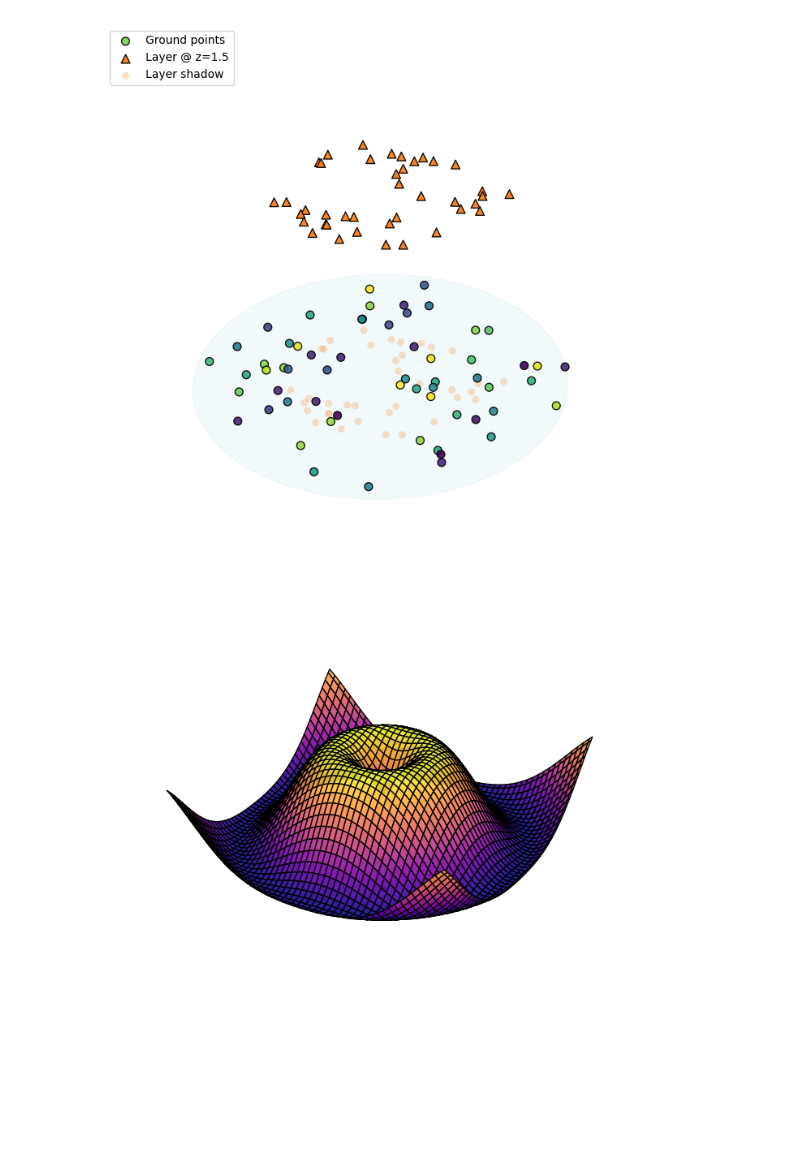
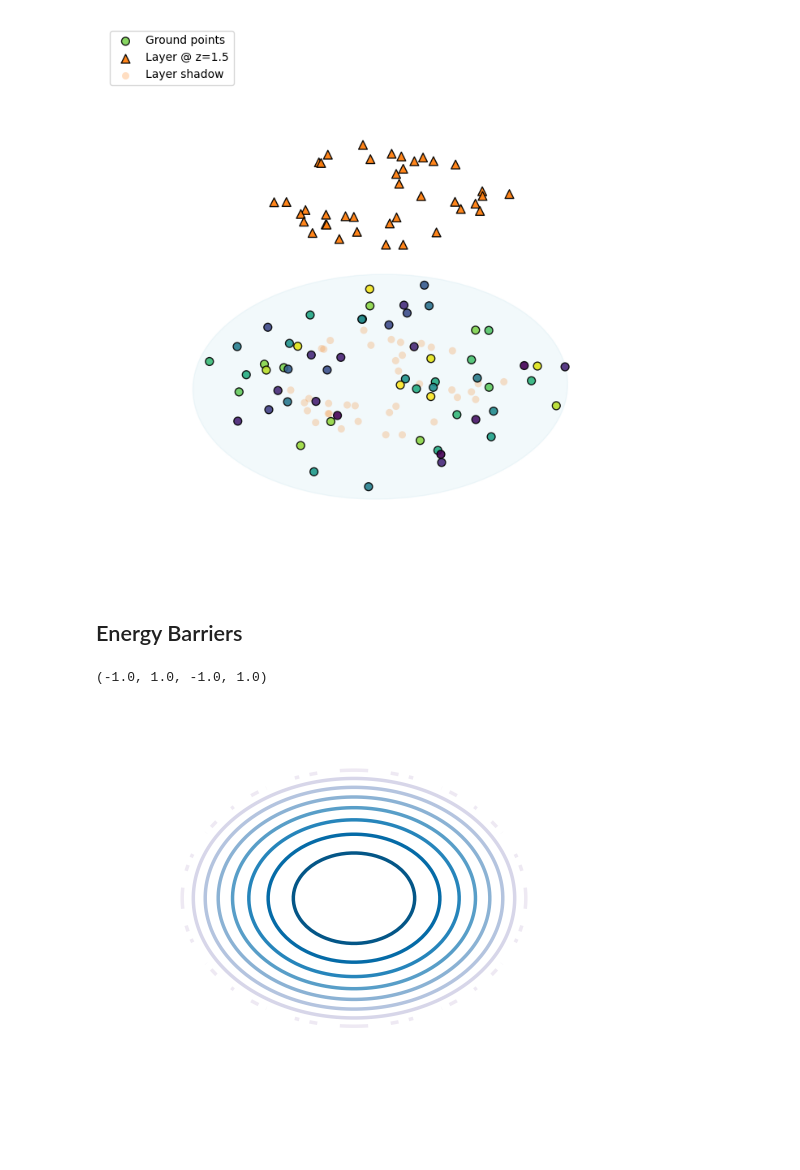
Before and after one commit to jwass1997/kmc_project, a Jupyter notebook: scripts/python_scripts/making_figures.ipynb, the cells around one changed output. Cells and saved outputs as stored; diff of their text form; code cells hidden in the pictures; blank space fills up the shorter version.

```diff
--- a/scripts/python_scripts/making_figures.ipynb
+++ b/scripts/python_scripts/making_figures.ipynb
@@ -128,38 +128,3 @@ if __name__ == "__main__":
     )
 # %% [output]
 [figure]
-# %%
-import numpy as np
-import matplotlib.pyplot as plt
-from mpl_toolkits.mplot3d import Axes3D
-
-# Create data
-x = np.linspace(-5, 5, 100)
-y = np.linspace(-5, 5, 100)
-X, Y = np.meshgrid(x, y)
-Z = np.sin(np.sqrt(X**2 + Y**2))
-
-# Create figure and 3D axes
-fig = plt.figure(figsize=(10, 7))
-ax = fig.add_subplot(111, projection='3d')
-
-# 1. Plot 2D heatmap on the ground
-ground = ax.scatter(0, 0)
-
-# 2. Plot 3D surface above the ground
-surf = ax.plot_surface(X, Y, Z + 2, cmap='plasma', edgecolor='k', alpha=0.9)
-
-# 3. Disable grid, ticks, and axes
-ax.grid(False)                 # Disable grid
-ax.set_axis_off()              # Hide axes completely
-ax.xaxis.set_visible(False)    # Hide x-axis
-ax.yaxis.set_visible(False)    # Hide y-axis
-ax.zaxis.set_visible(False)    # Hide z-axis
-
-# Set limits so the figure looks balanced
-ax.set_zlim(-2, 3)
-
-plt.tight_layout()
-plt.show()
-# %% [output]
-[figure, removed]
@@ -165,0 +164,23 @@ plt.show()
+# %% [markdown]
+## Energy Barriers
+# %%
+import numpy as np
+import matplotlib.pyplot as plt
+N = 100
+x = np.linspace(-1, 1, N)
+y = np.linspace(-1, 1, N)
+
+xi, yi = np.meshgrid(x, y)
+Z = xi**2 + yi**2
+r1 = 0.7
+mask_Z = xi**2 + yi**2 <= r1**2
+
+zi = np.where(mask_Z, Z, np.nan)
+
+
+fig, ax1 = plt.subplots()
+ax1.contour(xi, yi, zi, levels=8, cmap="PuBu_r", linewidths=2.5)
+ax1.axis("off")
+# %% [output]
+(-1.0, 1.0, -1.0, 1.0)
+[figure, added]
```
Also changed, not shown: parts of 3 cells of this notebook, 14 other files.
